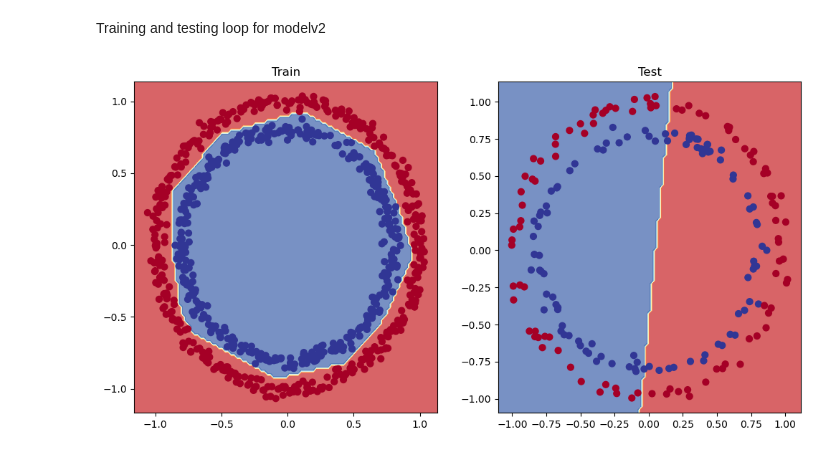
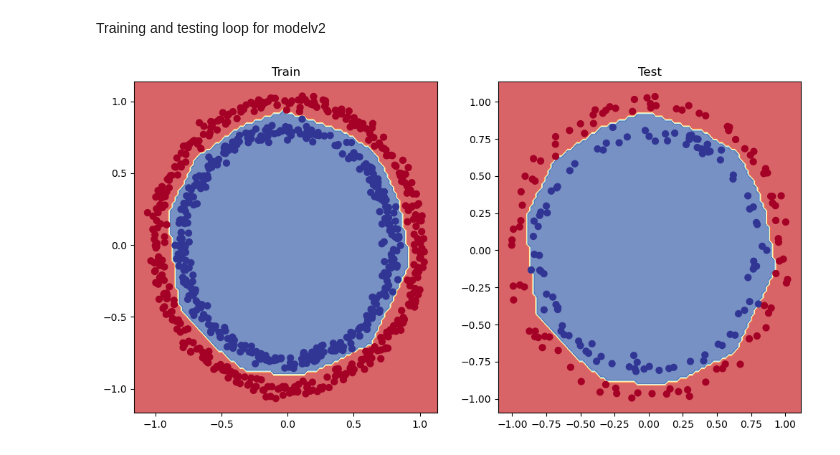
Before and after one commit to YalleyKojo/torch, a Jupyter notebook: ml classification with pytorch.ipynb, the cells around one changed output. Saved outputs shown, nothing was run; the diff lists cells and outputs as text; code cells hidden in the pictures.

```diff
--- a/ml classification with pytorch.ipynb
+++ b/ml classification with pytorch.ipynb
@@ -367,12 +367,12 @@ class CircleModelv2(nn.Module):
 modelv2=CircleModelv2()
 
 ### defining optimizerv2
-optimizerv2=torch.optim.SGD(params=modelv2.parameters(),lr=0.1)
+optimizerv2=torch.optim.SGD(modelv2.parameters(),lr=0.1)
 # %% [markdown]
 Training and testing loop for modelv2
 # %%
 #training and testing loop
-epochs=3000
+epochs=5000
 
 for epoch in range(epochs):
     modelv2.train()
@@ -405,14 +405,14 @@ for epoch in range(epochs):
 
         #visualize
     if epoch % 100==0:
-        print(f'Epoch:{epoch}|v2loss:{lv2:.5f}|v2acc:{v2acc:.2f}%|testv2loss:{testv2_loss:.5f}|testv1_acc:{test_v2_acc:.2f}%')
+        print(f'Epoch:{epoch}|v2loss:{lv2:.5f}|v2acc:{v2acc:.2f}%|testv2loss:{testv2_loss:.5f}|testv2_acc:{test_v2_acc:.2f}%')
 # %%
 plt.figure(figsize=(12,6))
 plt.subplot(1,2,1)
 plt.title("Train")
 plot_decision_boundary(modelv2,x_train,y_train)
 plt.subplot(1,2,2)
 plt.title("Test")
-plot_decision_boundary(modelv1,x_test,y_test)
+plot_decision_boundary(modelv2,x_test,y_test)
 # %% [output]
-[figure, old version]
+[figure, new version]
```
Also changed, not shown: parts of 9 cells of this notebook.
